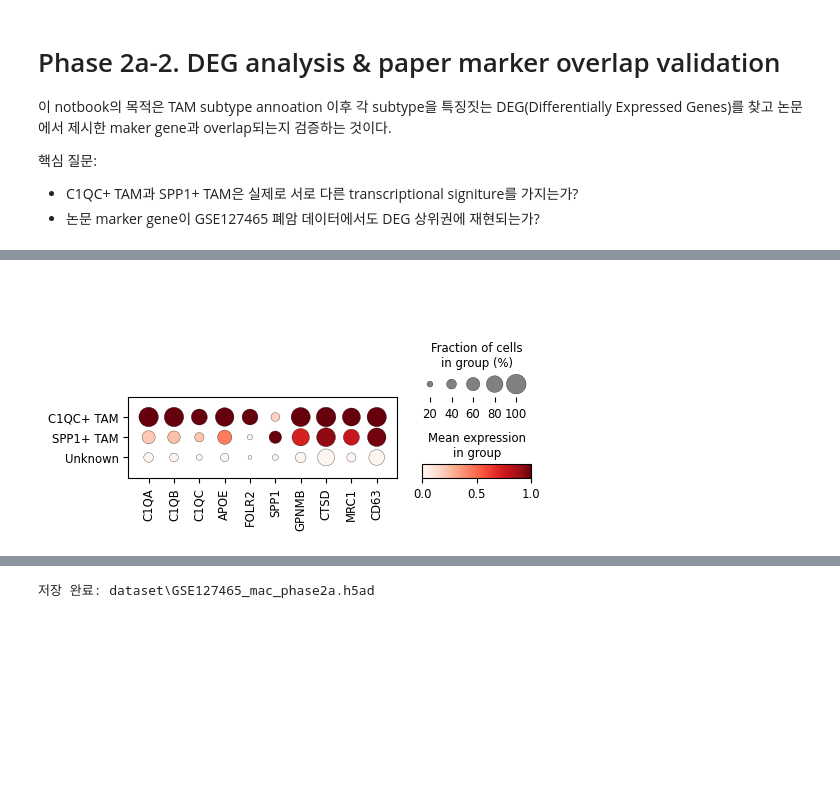
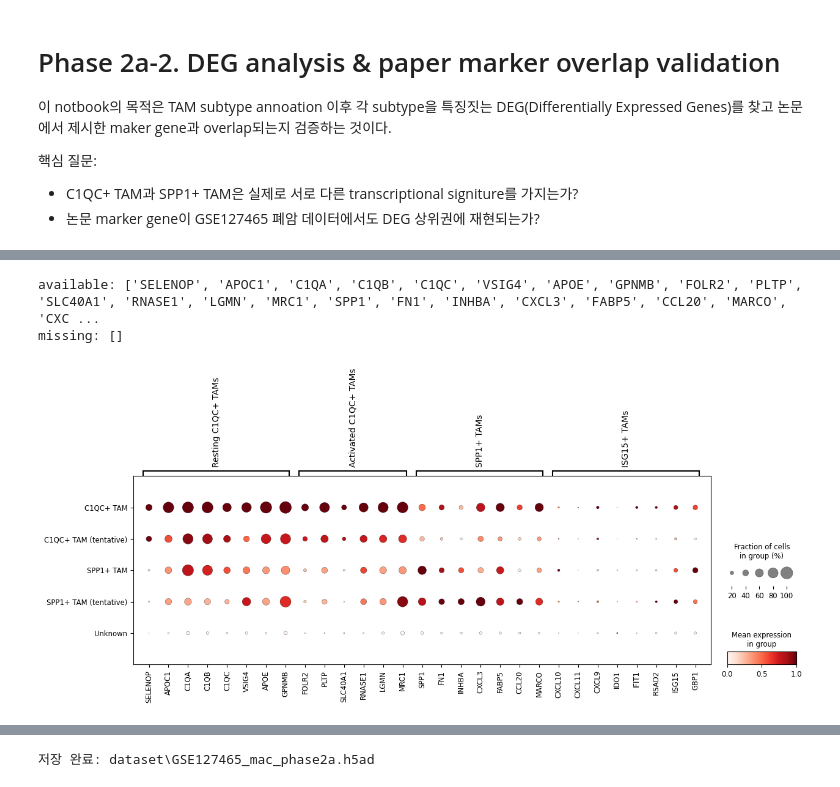
Before and after one commit to boeun02/scRNA-seq-Cancer-Immunology-Analysis, a Jupyter notebook: phase2_analysis/02_DEG_analysis.ipynb, the cells around one changed output, grey strips where cells are left out. Cells and saved outputs as stored; diff of their text form; code cells hidden in the pictures; blank space fills up the shorter version.

```diff
--- a/phase2_analysis/02_DEG_analysis.ipynb
+++ b/phase2_analysis/02_DEG_analysis.ipynb
@@ -176,12 +326,51 @@ Dotplot 해석:
 - 색 진하기: 해당 group 내 평균 발현량
 - standard_scale='var': gene별 상대적 발현 패턴을 비교하기 쉽게 scaling
 # %%
+dotplot_markers = {
+    "Resting C1QC+ TAMs": [
+        "SELENOP", "APOC1", "C1QA", "C1QB", "C1QC", "VSIG4", "APOE", "GPNMB"
+    ],
+    "Activated C1QC+ TAMs": [
+        "FOLR2", "PLTP", "SLC40A1", "RNASE1", "LGMN", "MRC1"
+    ],
+    "SPP1+ TAMs": [
+        "SPP1", "FN1", "INHBA", "CXCL3", "FABP5", "CCL20", "MARCO"
+    ],
+    "ISG15+ TAMs": [
+        "CXCL10", "CXCL11", "CXCL9", "IDO1", "IFIT1", "RSAD2", "ISG15", "GBP1"
+    ],
+}
+
+all_dotplot_genes = [
+    gene
+    for genes in dotplot_markers.values()
+    for gene in genes
+]
+
+available_genes = [
+    g for g in all_dotplot_genes
+    if g in mac.raw.var_names
+]
+
+missing_genes = [
+    g for g in all_dotplot_genes
+    if g not in mac.raw.var_names
+]
+
+print("available:", available_genes)
+print("missing:", missing_genes)
+
 sc.pl.dotplot(
     mac,
-    var_names=['C1QA', 'C1QB', 'C1QC', 'APOE', 'FOLR2',
-               'SPP1', 'GPNMB', 'CTSD', 'MRC1', 'CD63'],
-    groupby='tam_subtype',
-    standard_scale='var'
+    var_names=dotplot_markers,
+    groupby="tam_subtype",
+    use_raw=True,
+    standard_scale="var",
+    dendrogram=False,
+    figsize=(14, 4),
+    show=True
 )
 # %% [output]
+available: ['SELENOP', 'APOC1', 'C1QA', 'C1QB', 'C1QC', 'VSIG4', 'APOE', 'GPNMB', 'FOLR2', 'PLTP', 'SLC40A1', 'RNASE1', 'LGMN', 'MRC1', 'SPP1', 'FN1', 'INHBA', 'CXCL3', 'FABP5', 'CCL20', 'MARCO', 'CXC ...
+missing: []
-[figure, old version]
+[figure, new version]
```
Also changed, not shown: parts of 14 cells of this notebook, 3 other files.
